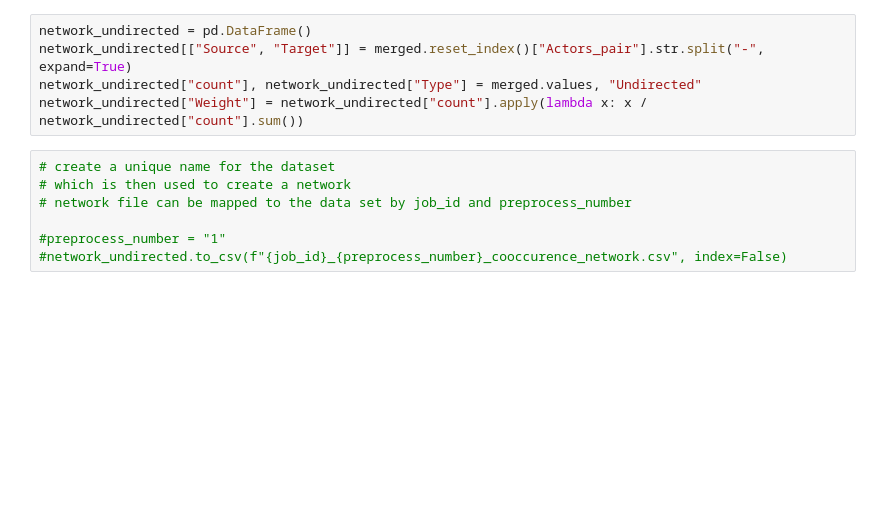
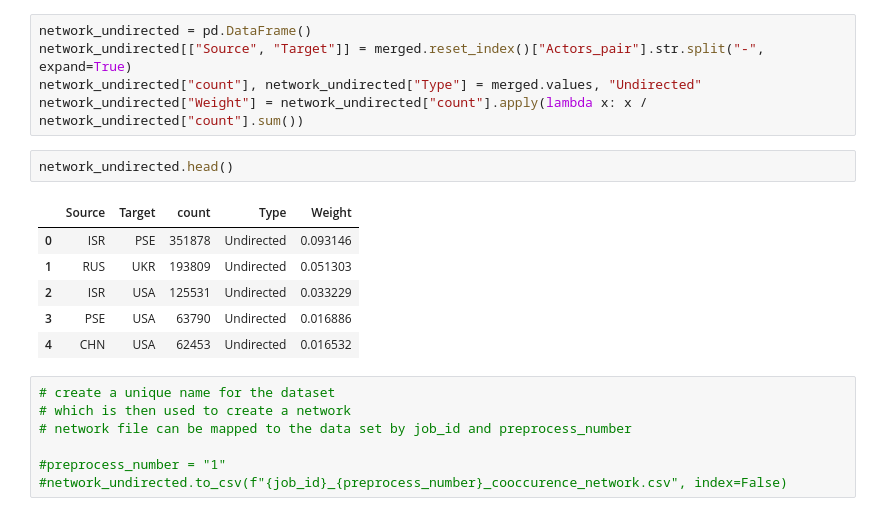
Before and after one commit to saqr98/Data-Society, a Jupyter notebook: Code/src/explore.ipynb, the cells around one changed output. Drawn from its saved outputs; the diff is of its cells as text; blank space fills up the shorter version.

```diff
--- a/Code/src/explore.ipynb
+++ b/Code/src/explore.ipynb
@@ -81,6 +106,15 @@ network_undirected = pd.DataFrame()
 network_undirected[["Source", "Target"]] = merged.reset_index()["Actors_pair"].str.split("-", expand=True)
 network_undirected["count"], network_undirected["Type"] = merged.values, "Undirected"
 network_undirected["Weight"] = network_undirected["count"].apply(lambda x: x / network_undirected["count"].sum())
+# %%
+network_undirected.head()
+# %% [output]
+|  | Source | Target | count | Type | Weight |
+| 0 | ISR | PSE | 351878 | Undirected | 0.093146 |
+| 1 | RUS | UKR | 193809 | Undirected | 0.051303 |
+| 2 | ISR | USA | 125531 | Undirected | 0.033229 |
+| 3 | PSE | USA | 63790 | Undirected | 0.016886 |
+| 4 | CHN | USA | 62453 | Undirected | 0.016532 |
 # %%
 # create a unique name for the dataset
 # which is then used to create a network
```
Also changed, not shown: parts of 5 cells of this notebook.
